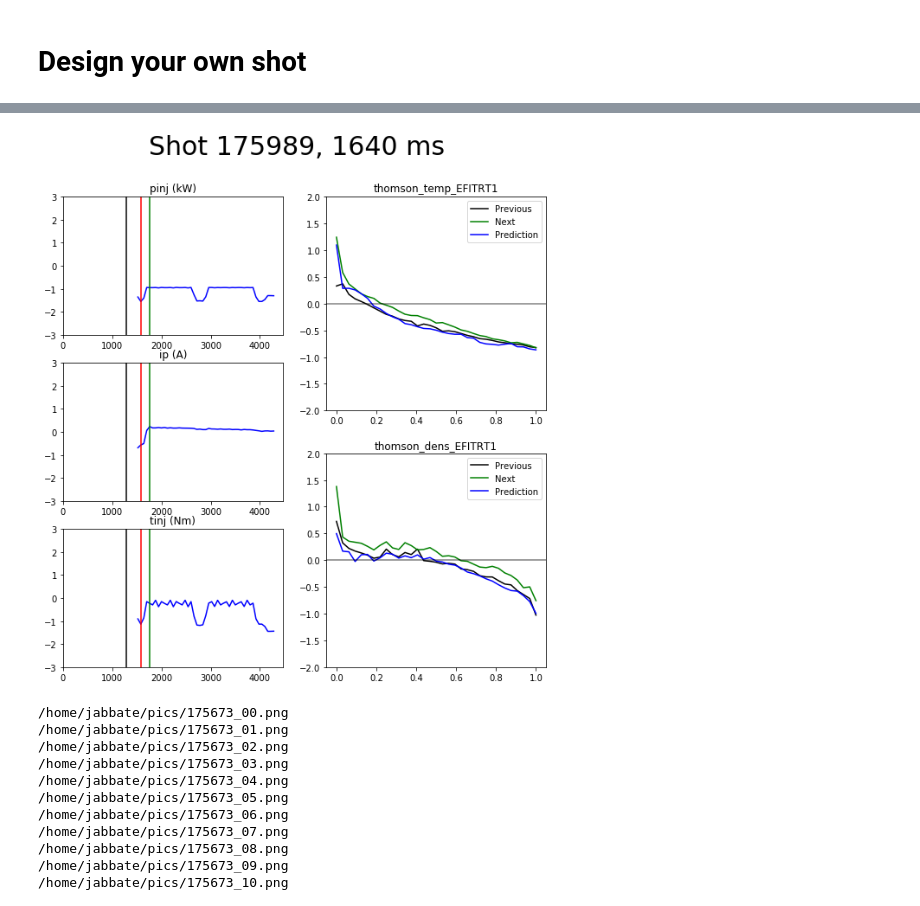
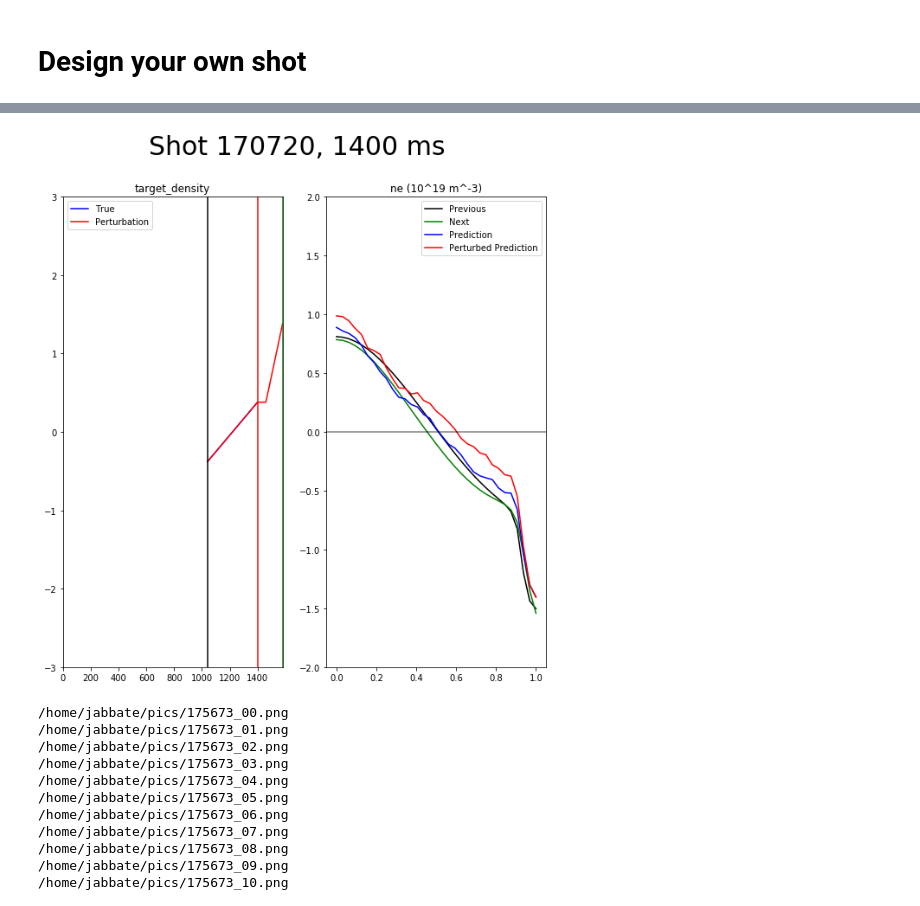
Before and after one commit to PlasmaControl/plasma-profile-predictor, a Jupyter notebook: notebooks/joe_analyze.ipynb, the cells around one changed output, grey strips where cells are left out. Cells and saved outputs as stored; diff of their text form; code cells hidden in the pictures.

```diff
--- a/notebooks/joe_analyze.ipynb
+++ b/notebooks/joe_analyze.ipynb
@@ -63,0 +46,9 @@ with parameters: dict_keys(['actuator_names', 'input_profile_names', 'target_pro
+# %%
+file_path='/home/jabbate/run_results_12_2_real/model-conv2d_profiles-dens_act-target_density_targ-dens_profLB-0_actLB-6_ftop-True_03Dec19-09-10_Scenario-2.h5'
+model = keras.models.load_model(file_path, compile=False)
+print('loaded model: ' + file_path.split('/')[-1])
+file_path = file_path[:-3] + '_params.pkl'
+with open(file_path, 'rb') as f:
+    scenario = pickle.load(f, encoding='latin1')
+print('loaded dict: ' + file_path.split('/')[-1])
+print('with parameters: ' + str(scenario.keys()))
@@ -77,7 +61,7 @@ scenario['sig_names']
 # %%
 #import importlib
 #importlib.reload(helpers.data_generator)
-traindata, valdata, normalization_dict = helpers.data_generator.process_data('/scratch/gpfs/jabbate/mixed_data/final_data_batch_204.pkl', #scenario['raw_data_path'],
+traindata, valdata, normalization_dict = helpers.data_generator.process_data('/scratch/gpfs/jabbate/mixed_data/final_data_batch_150.pkl', #scenario['raw_data_path'],
                                                       scenario['sig_names'],
                                                       scenario['normalization_method'],
                                                       scenario['window_length'],
@@ -135,5 +119,5 @@ plt.show()
 # %%
-denormed_traindata=helpers.normalization.denormalize(traindata,normalization_dict)
+denormed_traindata=helpers.normalization.denormalize(traindata.copy(),normalization_dict)
 # %% [markdown]
 # Design your own shot
 # %%
@@ -148,7 +132,7 @@ def plot_prediction_for_shot_at_time(shotnum,t,filename=None,denormalized=False)
     sigs=scenario['actuator_names']
     profiles=scenario['target_profile_names']
     input_profiles=scenario['input_profile_names']
-    changed_input_keys=[]
+    changed_input_keys=['target_density']
     changed_profile_keys=[] #'thomson_dens_EFITRT1']
 
     sig_names={'curr': 'ip (A)',
@@ -252,7 +236,10 @@ def plot_prediction_for_shot_at_time(shotnum,t,filename=None,denormalized=False)
             else:
                 ax.set_title('Average {}'.format(sig))
         else:
-            ax.set_title(sig_names[sig])
+            if sig in sig_names:
+                ax.set_title(sig_names[sig])
+            else:
+                ax.set_title(sig)
 
     # truths=train_generator[shot_indices[0]+time_offset][1]
 
@@ -367,12 +351,12 @@ print(all_shots)
 # %%
 plt.rcParams["figure.figsize"] = (10,10)
 
 all_shots=np.unique(traindata['shotnum'])
-shotnum=175989 #np.random.choice(all_shots) #179118
-t+=200 #np.random.choice([1500,2000,2500])
+shotnum=np.random.choice(all_shots) #179118
+t=2000 #np.random.choice([1500,2000,2500])
 plot_prediction_for_shot_at_time(shotnum,t,denormalized=False)
 # %% [output]
-[figure, old version]
+[figure, new version]
 # %%
 basedir='/home/jabbate/pics'
 
```
Also changed, not shown: parts of 6 cells of this notebook, 21 other files.
